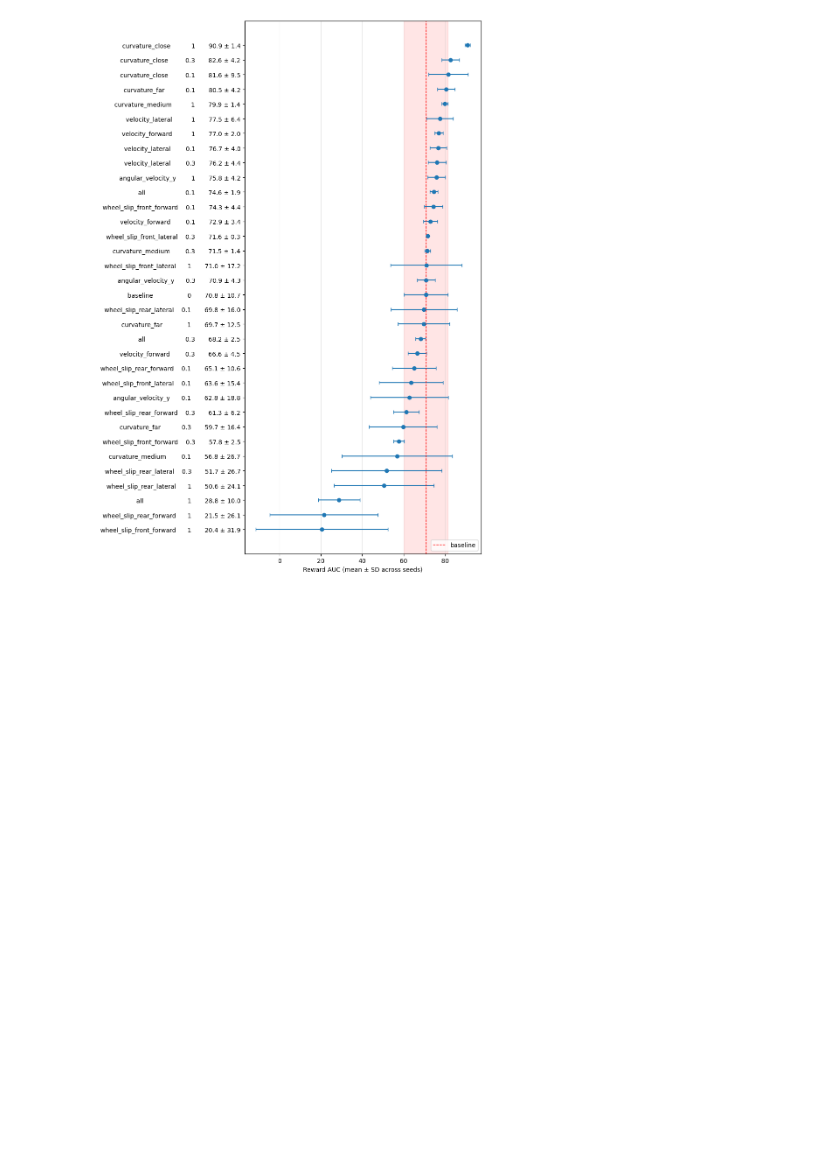
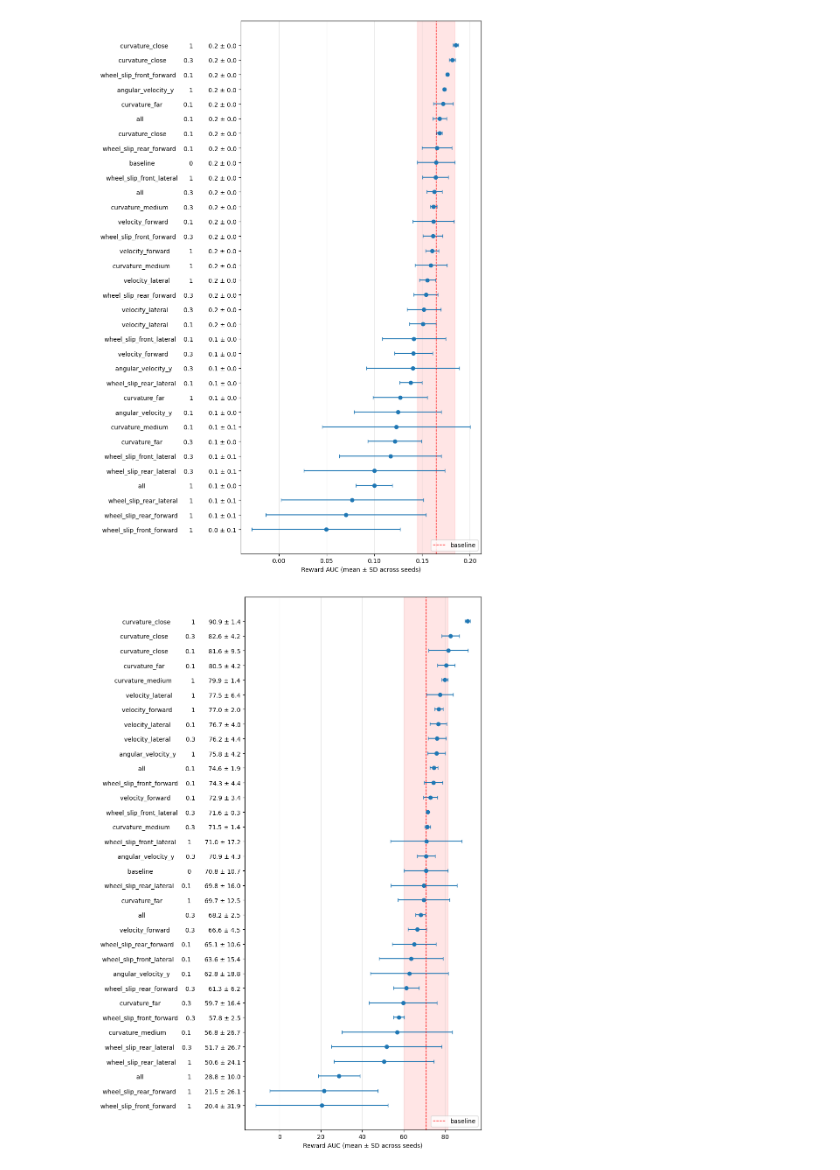
Before and after one commit to jacquesamsel/skripsie, a Jupyter notebook: view_tensorboard.ipynb, the cells around one changed output. Drawn from its saved outputs; the diff is of its cells as text; code cells hidden in the pictures; blank space fills up the shorter version.

```diff
--- a/view_tensorboard.ipynb
+++ b/view_tensorboard.ipynb
@@ -66,3 +82,35 @@ auc_df
+# %%
+summary = (
+    last_steps_mean_reward.groupby(["run_category", "aux_weight"])["last_50_mean_reward"]
+    .agg(mean="mean", std="std", count="count")
+    .reset_index()
+    .sort_values("mean")
+    .reset_index(drop=True)
+)
+
+labels = [
+    f"{r.run_category:<20} {r.aux_weight:>6}   {r['mean']:8.1f} ± {r['std']:.1f}"
+    for _, r in summary.iterrows()
+]
+
+fig, ax = plt.subplots(figsize=(9, 0.35 * len(summary) + 1))
+ax.errorbar(summary["mean"], summary.index,
+            xerr=summary["std"], fmt="o", capsize=3)
+
+ax.set_yticks(summary.index, labels)
+ax.set_xlabel("Reward AUC (mean ± SD across seeds)")
+ax.grid(axis="x", alpha=0.3)
+
+base = summary[summary["run_category"] == "baseline"].iloc[0]
+
+ax.axvline(base["mean"], color="red", ls="--", lw=1, label="baseline")
+ax.axvspan(base["mean"] - base["std"], base["mean"] +
+           base["std"], color="red", alpha=0.1)
+ax.legend(loc="lower right")
+plt.tight_layout()
+plt.savefig("results/figures/primary_task_auc_dumbbells.pdf")
+# %% [output]
+[figure, added]
 # %%
 summary = (
     auc_df.groupby(["run_category", "aux_weight"])["auc"]
```
Also changed, not shown: parts of 3 cells of this notebook, 2 other files.
